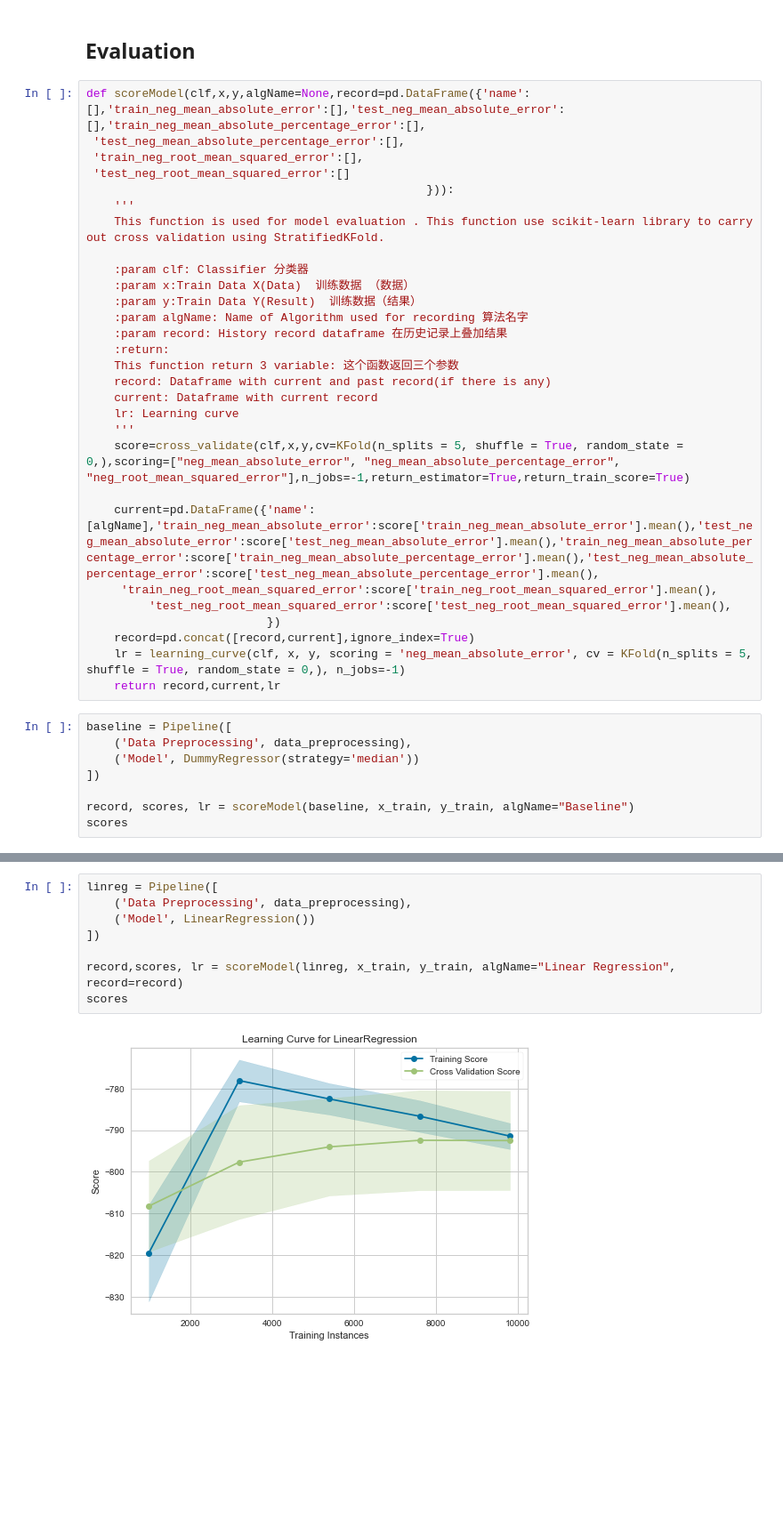
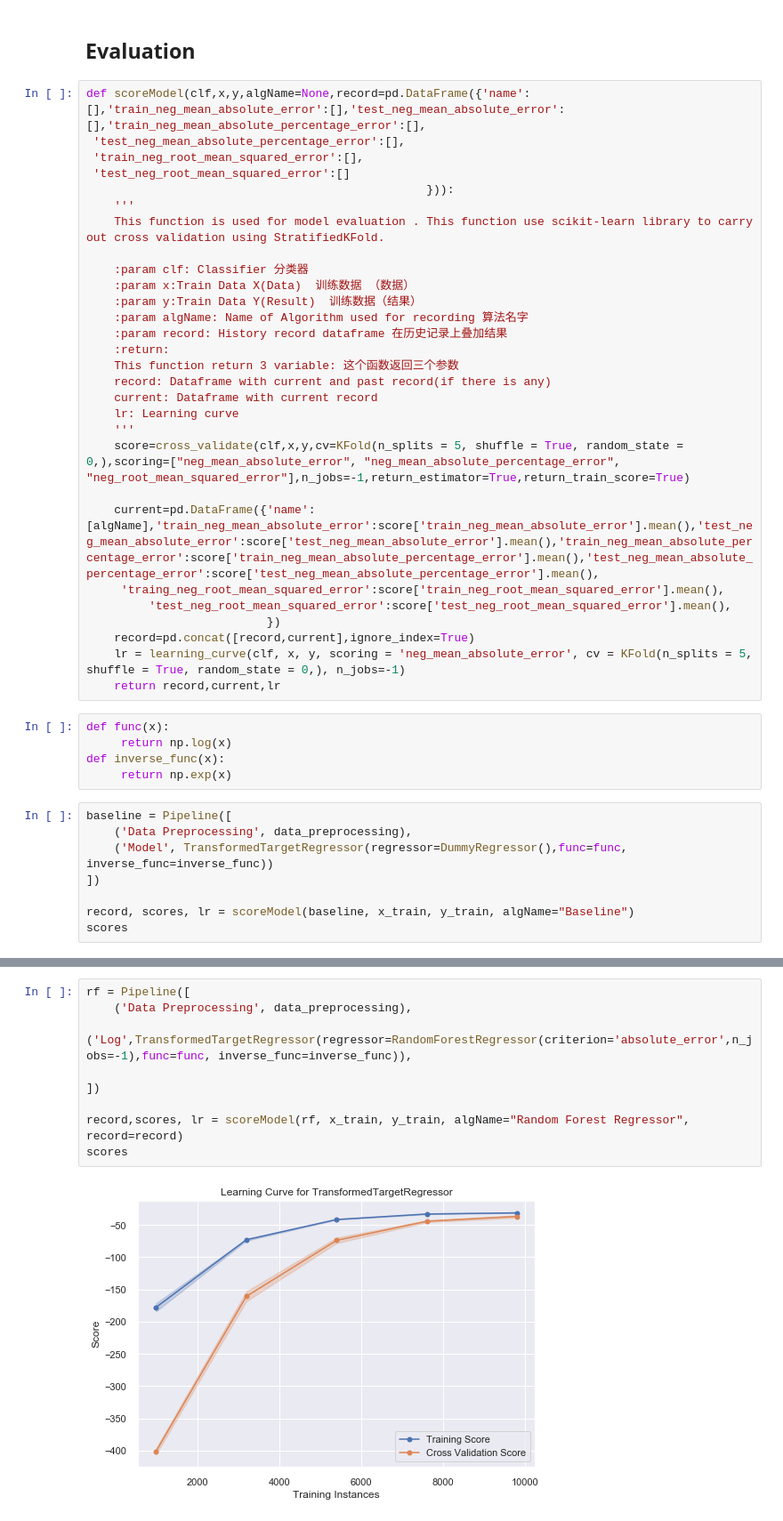
Before and after one commit to zhuofan-16/Computer_Regression, a Jupyter notebook: Price_Regression_ML.ipynb, the cells around one changed output, grey strips where cells are left out. Shown at 89% size. Saved outputs shown, nothing was run; the diff lists cells and outputs as text; blank space fills up the shorter version.

```diff
--- a/Price_Regression_ML.ipynb
+++ b/Price_Regression_ML.ipynb
@@ -691,16 +670,21 @@ def scoreModel(clf,x,y,algName=None,record=pd.DataFrame({'name':[],'train_neg_me
     score=cross_validate(clf,x,y,cv=KFold(n_splits = 5, shuffle = True, random_state = 0,),scoring=["neg_mean_absolute_error", "neg_mean_absolute_percentage_error", "neg_root_mean_squared_error"],n_jobs=-1,return_estimator=True,return_train_score=True)
 
     current=pd.DataFrame({'name':[algName],'train_neg_mean_absolute_error':score['train_neg_mean_absolute_error'].mean(),'test_neg_mean_absolute_error':score['test_neg_mean_absolute_error'].mean(),'train_neg_mean_absolute_percentage_error':score['train_neg_mean_absolute_percentage_error'].mean(),'test_neg_mean_absolute_percentage_error':score['test_neg_mean_absolute_percentage_error'].mean(),
-     'train_neg_root_mean_squared_error':score['train_neg_root_mean_squared_error'].mean(),
+     'traing_neg_root_mean_squared_error':score['train_neg_root_mean_squared_error'].mean(),
          'test_neg_root_mean_squared_error':score['test_neg_root_mean_squared_error'].mean(),
                           })
     record=pd.concat([record,current],ignore_index=True)
     lr = learning_curve(clf, x, y, scoring = 'neg_mean_absolute_error', cv = KFold(n_splits = 5, shuffle = True, random_state = 0,), n_jobs=-1)
     return record,current,lr
+# %%
+def func(x):
+     return np.log(x)
+def inverse_func(x):
+     return np.exp(x)
 # %%
 baseline = Pipeline([
     ('Data Preprocessing', data_preprocessing),
-    ('Model', DummyRegressor(strategy='median'))
+    ('Model', TransformedTargetRegressor(regressor=DummyRegressor(),func=func, inverse_func=inverse_func))
 ])
 
 record, scores, lr = scoreModel(baseline, x_train, y_train, algName="Baseline")
@@ -712,11 +696,12 @@ scores
 # %%
-linreg = Pipeline([
+rf = Pipeline([
     ('Data Preprocessing', data_preprocessing),
-    ('Model', LinearRegression())
+    ('Log',TransformedTargetRegressor(regressor=RandomForestRegressor(criterion='absolute_error',n_jobs=-1),func=func, inverse_func=inverse_func)),
+
 ])
 
-record,scores, lr = scoreModel(linreg, x_train, y_train, algName="Linear Regression", record=record)
+record,scores, lr = scoreModel(rf, x_train, y_train, algName="Random Forest Regressor", record=record)
 scores
 # %% [output]
-[figure, old version]
+[figure, new version]
 |  | name | train_neg_mean_absolute_error | test_neg_mean_absolute_error | train_neg_mean_absolute_percentag... | test_neg_mean_absolute_percentage... | ... |
```
Also changed, not shown: parts of 23 cells of this notebook.
